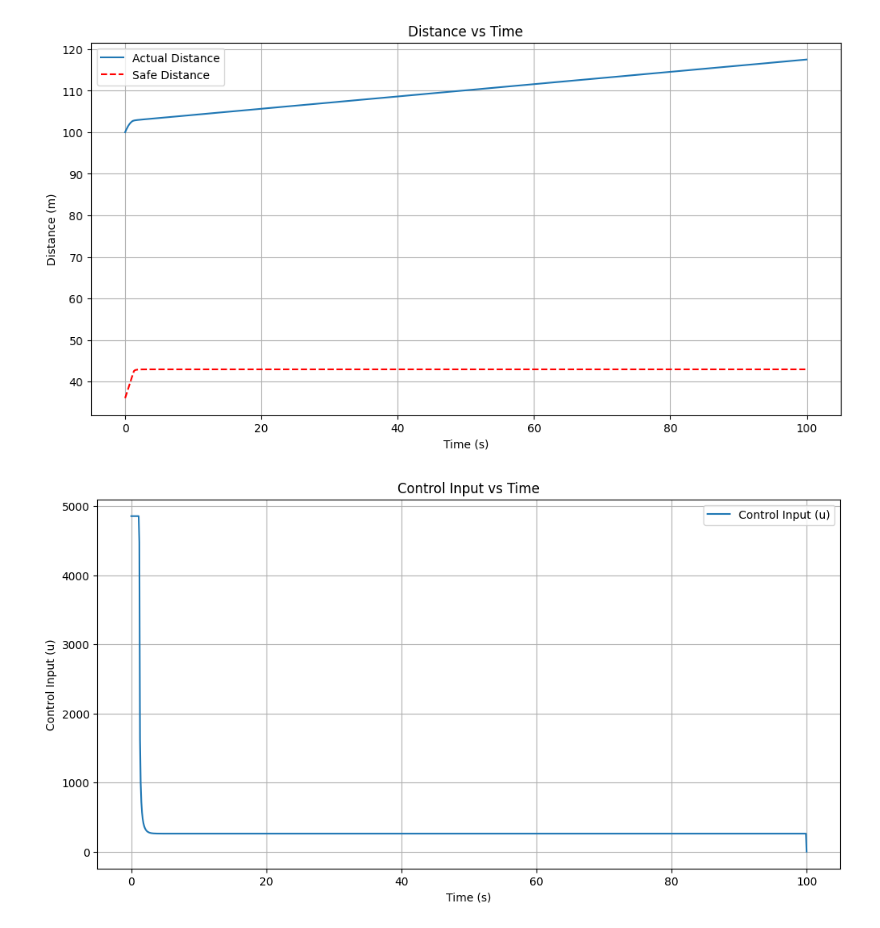
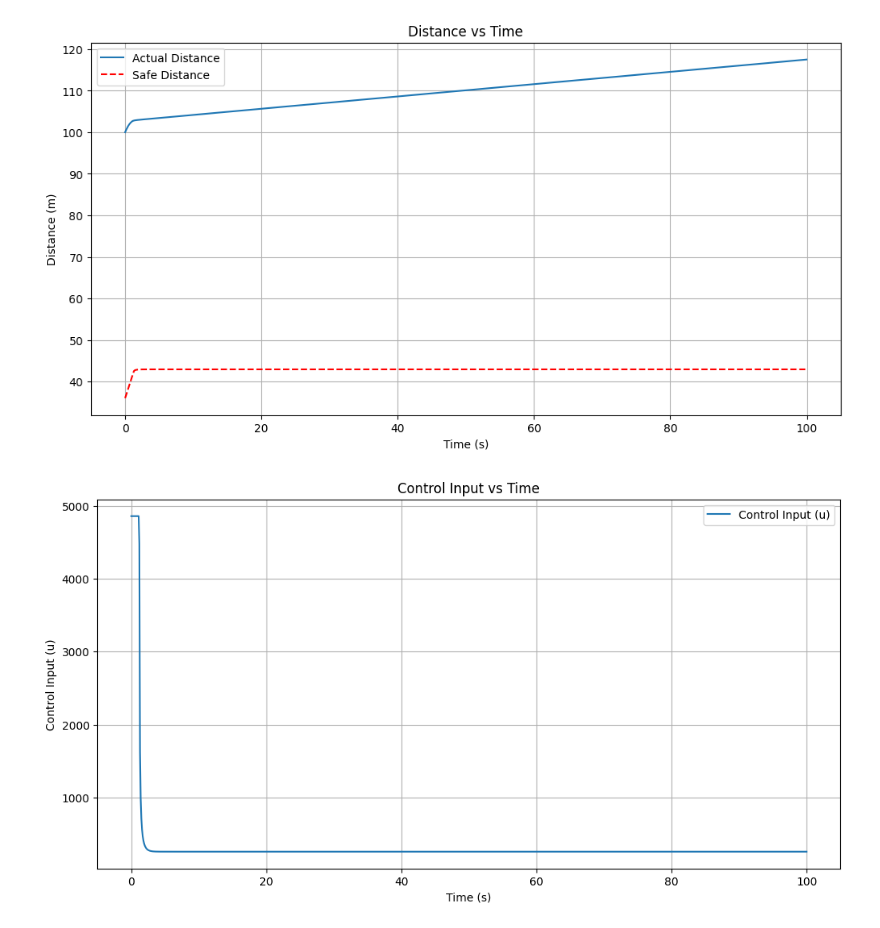
Before and after one commit to WindLX/cbf_clf_helper, a Jupyter notebook: simulation.ipynb, the cells around one changed output. Cells and saved outputs as stored; diff of their text form; code cells hidden in the pictures.

```diff
--- a/simulation.ipynb
+++ b/simulation.ipynb
@@ -17,15 +17,14 @@ params = {
     "clf_rate": 5,
     "cbf_rate": 5,
     "input_weight": 2 / 1650**2,
-    "slack_weight": 2e-2,  # slack variable权重
+    "slack_weight": 2e-2,
 }
 
 # 初始状态 [p, v, z]
 x0 = np.array([0, 20, 100])
 t_eval = np.linspace(0, 100, 1000)
-dt = t_eval[1] - t_eval[0]  # 时间步长0.1秒
+dt = t_eval[1] - t_eval[0]
 
-# 初始化状态历史和控制输入
 x_hist = np.zeros((len(t_eval), len(x0)))
 x_hist[0, :] = x0
 u_hist = np.zeros_like(t_eval).reshape(-1, 1)
@@ -34,36 +33,33 @@ B_hist = np.zeros_like(t_eval).reshape(-1, 1)
 slack_hist = np.zeros_like(t_eval).reshape(-1, 1)
 
 
-# 创建ACC系统实例
 acc = ACC(x0, **params)
 controller = Controller(**params)
 
 def dynamics(t, x, u_val):
-    """包装动力学计算函数"""
     return acc.dynamics(t, x, u_val).flatten()
 
-# RK4单步仿真循环
-for i in range(len(t_eval)-1):
+for i in range(len(t_eval) - 1):
     t = t_eval[i]
     x_current = x_hist[i, :]
 
     u_hist[i], V_hist[i], B_hist[i], slack_hist[i] = controller.nlp_solve(t, x_current, [0])  # 计算控制输入
+    # u_hist[i] = 500
 
-    u_current = u_hist[i]  # 当前时间步控制输入
+    u_current = u_hist[i]
 
-    # 计算四个斜率
     k1 = dt * dynamics(t, x_current, u_current)
     k2 = dt * dynamics(t + dt/2, x_current + k1/2, u_current)
     k3 = dt * dynamics(t + dt/2, x_current + k2/2, u_current)
     k4 = dt * dynamics(t + dt, x_current + k3, u_current)
 
-    # 更新状态
     x_next = x_current + (k1 + 2*k2 + 2*k3 + k4)/6
     x_hist[i+1, :] = x_next
 
     print(f"Step {i+1}/{len(t_eval)-1}, Time: {t:.2f}s, State: {x_next}, Control Input: {u_current}")
 
-# 可视化结果（单独绘制每张图）
+u_hist[-1] = u_hist[-2]
+
 plt.figure(figsize=(12, 6))
 plt.plot(t_eval, x_hist[:, 0])
 plt.title('Position vs Time')
@@ -103,30 +99,30 @@ plt.legend()
 plt.grid()
 plt.show()
 
-plt.figure(figsize=(12, 6))
-plt.plot(t_eval, V_hist, label='V_x')
-plt.title('V_x vs Time')
-plt.xlabel('Time (s)')
-plt.ylabel('V_x')
-plt.legend()
-plt.grid()
-plt.show()
+# plt.figure(figsize=(12, 6))
+# plt.plot(t_eval, V_hist, label='V_x')
+# plt.title('V_x vs Time')
+# plt.xlabel('Time (s)')
+# plt.ylabel('V_x')
+# plt.legend()
+# plt.grid()
+# plt.show()
 
-plt.figure(figsize=(12, 6))
-plt.plot(t_eval, B_hist, label='B_x')
-plt.title('B_x vs Time')
-plt.xlabel('Time (s)')
-plt.ylabel('B_x')
-plt.legend()
-plt.grid()
-plt.show()
+# plt.figure(figsize=(12, 6))
+# plt.plot(t_eval, B_hist, label='B_x')
+# plt.title('B_x vs Time')
+# plt.xlabel('Time (s)')
+# plt.ylabel('B_x')
+# plt.legend()
+# plt.grid()
+# plt.show()
 
-plt.figure(figsize=(12, 6))
-plt.plot(t_eval, slack_hist, label='Slack Variable')
-plt.title('Slack Variable vs Time')
-plt.xlabel('Time (s)')
-plt.ylabel('Slack Variable')
-plt.legend()
-plt.grid()
-plt.show()
+# plt.figure(figsize=(12, 6))
+# plt.plot(t_eval, slack_hist, label='Slack Variable')
+# plt.title('Slack Variable vs Time')
+# plt.xlabel('Time (s)')
+# plt.ylabel('Slack Variable')
+# plt.legend()
+# plt.grid()
+# plt.show()
 # %% [output]
@@ -150,4 +146,4 @@ EXIT: Optimal Solution Found.
 [figure]
 [figure]
 [figure]
-[figure, old version]
+[figure, new version]
```
Also changed, not shown: parts of 1 cell of this notebook.
